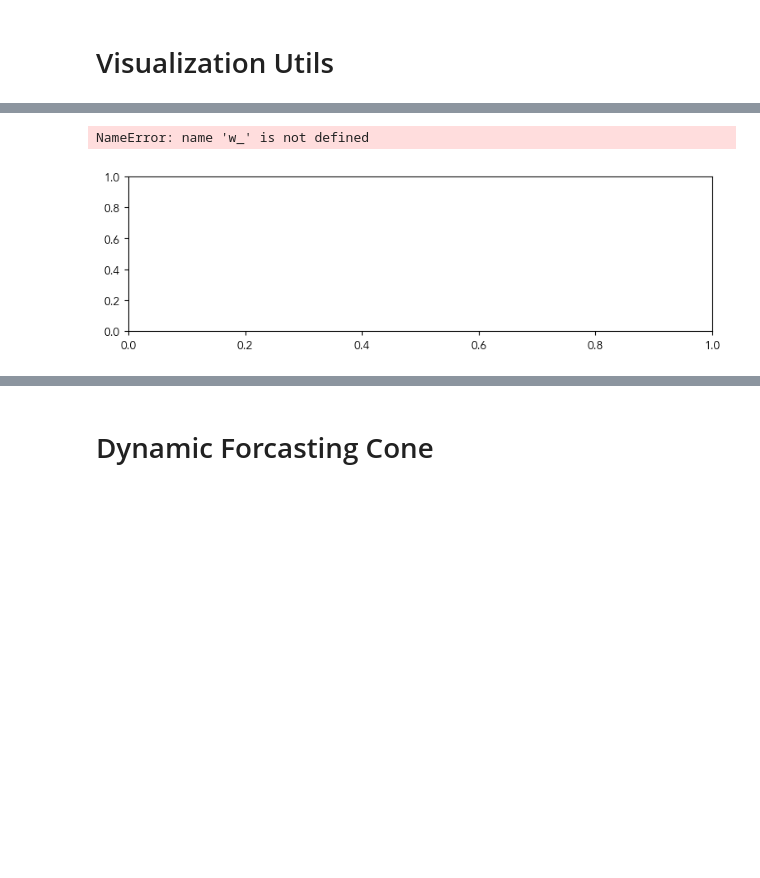
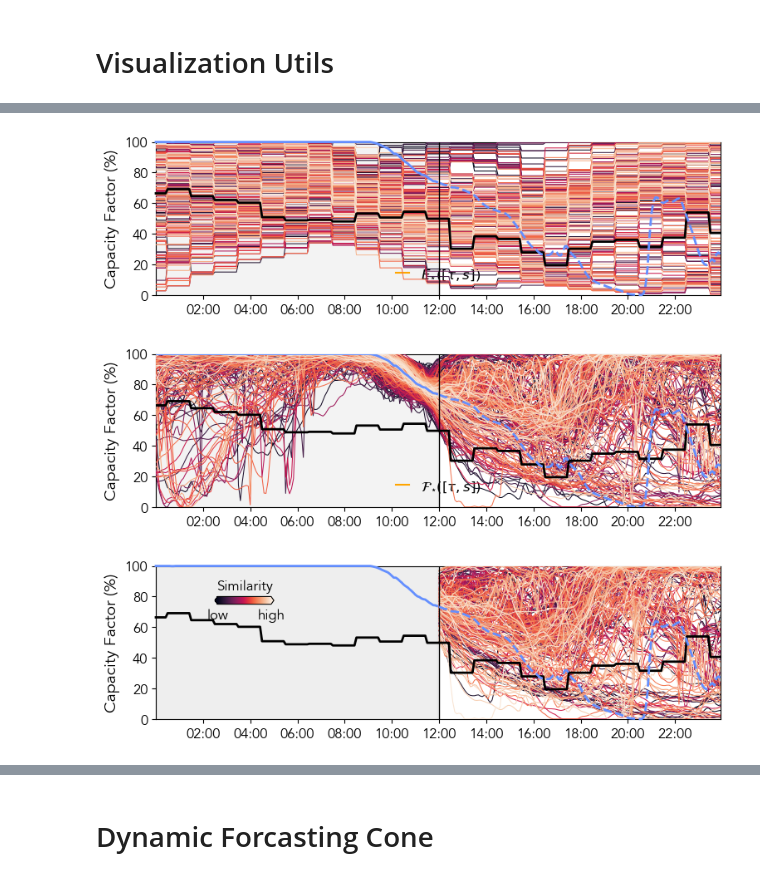
Before and after one commit to gterren/functional_forecast_dynamic_update, a Jupyter notebook: wind_ffc_viz.ipynb, the cells around one changed output, grey strips where cells are left out. Cells and saved outputs as stored; diff of their text form; code cells hidden in the pictures; blank space fills up the shorter version.

```diff
--- a/wind_ffc_viz.ipynb
+++ b/wind_ffc_viz.ipynb
@@ -57,8 +68,6 @@ TX_ = gpd.read_file(path_to_data + "/maps/TX/State.shp")
 # Historical random curves and day-ahead forecasts
 # %%
 T = 288
-resource = 'wind'
-
 # Load 2017 data as training set
 with open(path_to_data + f"/linear_preprocessed_{resource}_2017.pkl", 'rb') as f:
     _data = pkl.load(f)
@@ -112,9 +121,7 @@ E_ts_[E_ts_ < 0.] = 0.
 
 # Format training set from day x interval x asset to [day * asset] x interval
 E_ts_lin_ = E_ts_.copy()
-E_tr_lin_ = np.concatenate([E_tr_[..., k]
-                            for k in range(E_tr_.shape[2])], axis = 0)
-
+E_tr_lin_ = np.concatenate([E_tr_[..., k] for k in range(E_tr_.shape[2])], axis = 0)
 print(E_tr_lin_.shape, E_ts_lin_.shape)
 # %% [output]
 (187,) (104544, 187) (104544, 187)
@@ -243,7 +238,7 @@ print(t_tr_.shape, t_ts_.shape)
 (187, 2) (187,) (364, 288, 187) (364, 288, 187) (364, 288)
 (67881,) (364,)
 # %%
-params_ = pd.read_csv(path_to_data + f'/interp_{resource}_dynamic_update_param.csv',
-                      index_col = 0)
-
-params_.columns = params_.columns.astype(int)
+hyper_         = pd.read_csv(path_to_params + f'/{resource}-observation-params_val.csv')
+hyper_         = hyper_.set_index("parameter")
+hyper_.columns = hyper_.columns.astype(int)
+print(hyper_)
@@ -2487,13 +2440,11 @@ def _plot_updates(_fig, _ax, palette_, M_, f_, e_, f_hat_, w_, idx_, dx_, dt_, t
 
     tau_ = dt_[:t]
     s_   = dt_[t:]
+    z_   = (w_ - w_[idx_].min()) / (w_[idx_].max() - w_[idx_].min())
 
-    z_   = (w_ - w_[idx_].min()) / (w_[idx_].max() - w_[idx_].min())
     w_selected_ = w_[idx_]
+
     idx_w_ = np.argsort(w_selected_)
-    print(w_selected_[idx_w_])
-    print(w_selected_[idx_w_].shape, M_.shape)
-
     idx_   = idx_[idx_w_]
 
     _cmap = sns.color_palette("rocket", as_cmap=True)
@@ -2562,51 +2513,52 @@ def _plot_updates(_fig, _ax, palette_, M_, f_, e_, f_hat_, w_, idx_, dx_, dt_, t
 
     cbar.set_ticks([0, 1],
                    labels=["low", "high"],
                    size=12)
 
     cbar.ax.tick_params(length=0)
 
     cbar.ax.set_title("Similarity",
                       rotation=0,
                       size=12)
 
-# fig, _ax = plt.subplots(1, 1,
-#                         figsize=(7.5, 2.25),
-#                         layout="constrained")
+fig, _ax = plt.subplots(1, 1,
+                        figsize=(7.5, 2.25),
+                        layout="constrained")
 
-# _plot_forecasts(_ax, palette_, E_tr_, f_, e_, f_hat_, w_, idx_4_, dx_, dt_, t,
-#                legend = True)
+_plot_forecasts(_ax, palette_, E_tr_, f_, e_, f_hat_, _meta['w'], _meta['idx_4'], dx_, dt_, t,
+               legend = True)
 
-# plt.savefig(path_to_images + f"/day-ahead_neighbors_{file_name}.pdf",
-#             bbox_inches="tight",
-#             dpi=600)
+plt.savefig(path_to_images + f"/day-ahead_neighbors_{file_name}.pdf",
+            bbox_inches="tight",
+            dpi=600)
 
 fig, _ax = plt.subplots(1, 1,
                         figsize=(7.5, 2.25),
                         layout="constrained")
 
-_plot_neighbors(_ax, palette_, F_tr_, f_, e_, f_hat_, w_, idx_4_, dx_, dt_, t,
+_plot_neighbors(_ax, palette_, F_tr_, f_, e_, f_hat_, _meta['w'], _meta['idx_4'], dx_, dt_, t,
                legend = True)
 
 plt.savefig(path_to_images + f"/partial_neighbors_{file_name}.pdf",
             bbox_inches="tight",
             dpi=600)
 
 plt.show()
 
-# fig, _ax = plt.subplots(1, 1,
-#                         figsize=(7.5, 2.25),
-#                         layout="constrained")
+fig, _ax = plt.subplots(1, 1,
+                        figsize=(7.5, 2.25),
+                        layout="constrained")
 
-# _plot_updates(_fig, _ax, palette_, M_, f_, e_, f_hat_, w_, idx_4_, dx_, dt_, t,
-#              legend = False)
+_plot_updates(_fig, _ax, palette_, M_, f_, e_, f_hat_, _meta['w'], _meta['idx_4'], dx_, dt_, t,
+             legend = False)
 
-# plt.savefig(path_to_images + f"/dynamic_update_neighbors_{file_name}.pdf",
-#             bbox_inches="tight",
-#             dpi=600)
+plt.savefig(path_to_images + f"/dynamic_update_neighbors_{file_name}.pdf",
+            bbox_inches="tight",
+            dpi=600)
 
-# plt.show()
+plt.show()
 # %% [output]
-NameError: name 'w_' is not defined
-[figure, old version]
+[figure, new version]
+[figure, added]
+[figure, added]
 # %%
```
Also changed, not shown: parts of 38 cells of this notebook, 8 other files.
